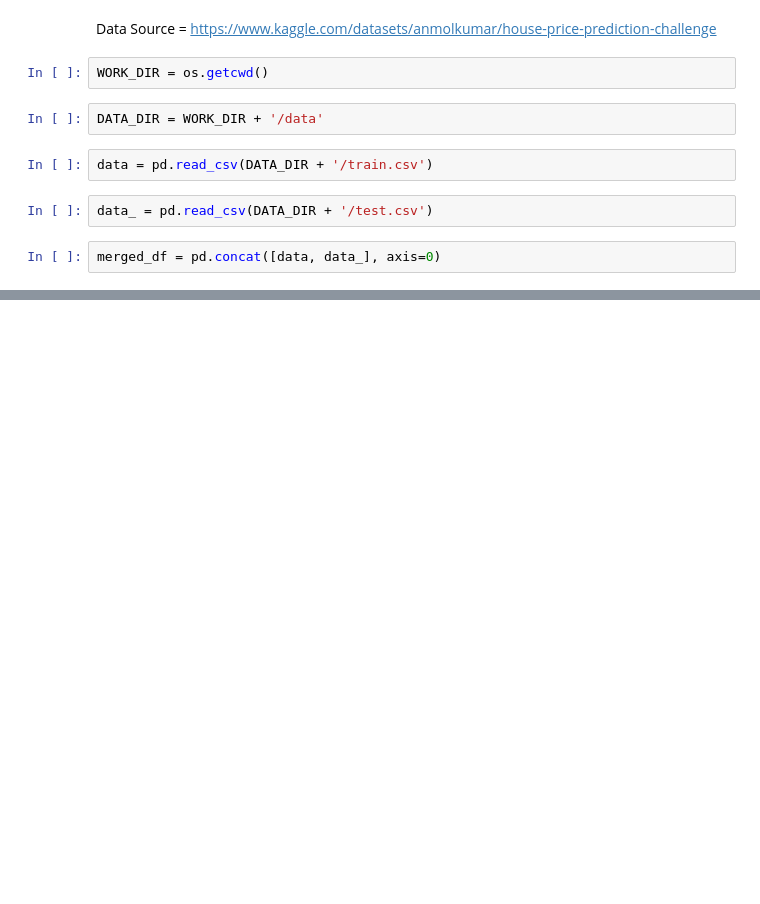
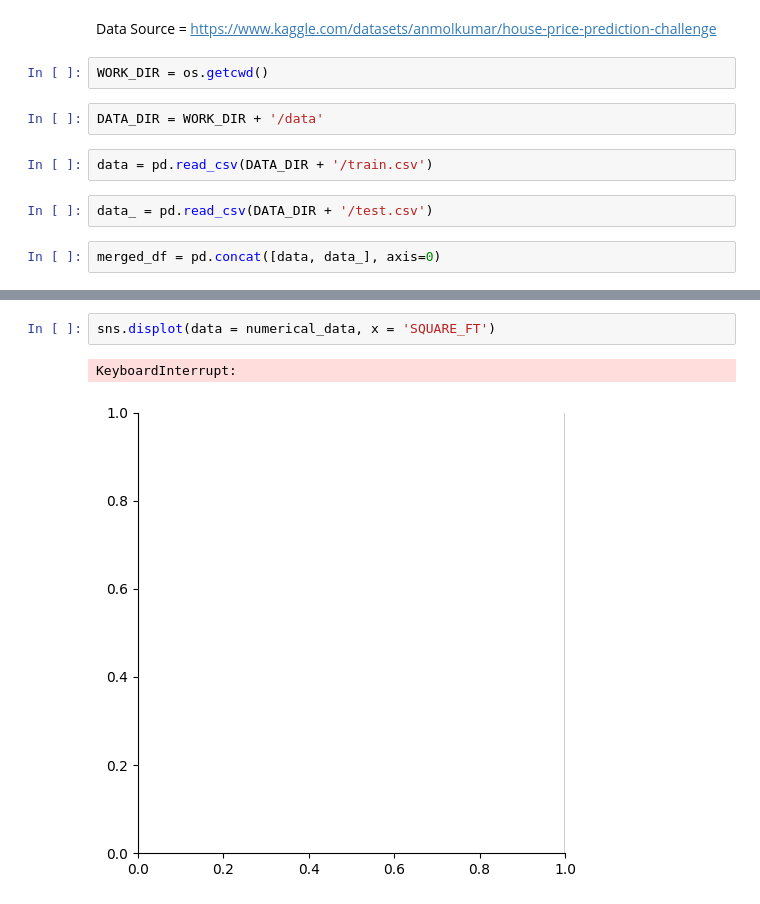
Before and after one commit to MoAly7yaei/RihalIntern, a Jupyter notebook: Regression/notebook_3.ipynb, the cells around one changed output, grey strips where cells are left out. Saved outputs shown, nothing was run; the diff lists cells and outputs as text; blank space fills up the shorter version.

```diff
--- a/Regression/notebook_3.ipynb
+++ b/Regression/notebook_3.ipynb
@@ -27,0 +72,5 @@ merged_df.head()
+# %%
+sns.displot(data = numerical_data, x = 'SQUARE_FT')
+# %% [output]
+KeyboardInterrupt:
+[figure, added]
```
Also changed, not shown: parts of 9 cells of this notebook.
